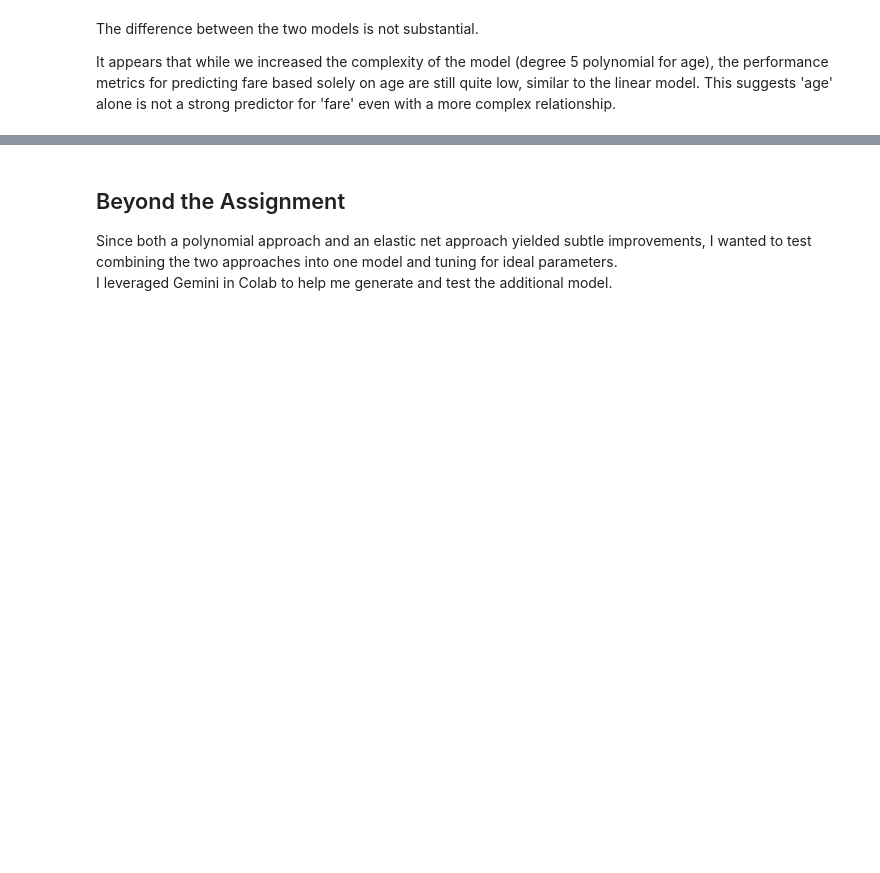
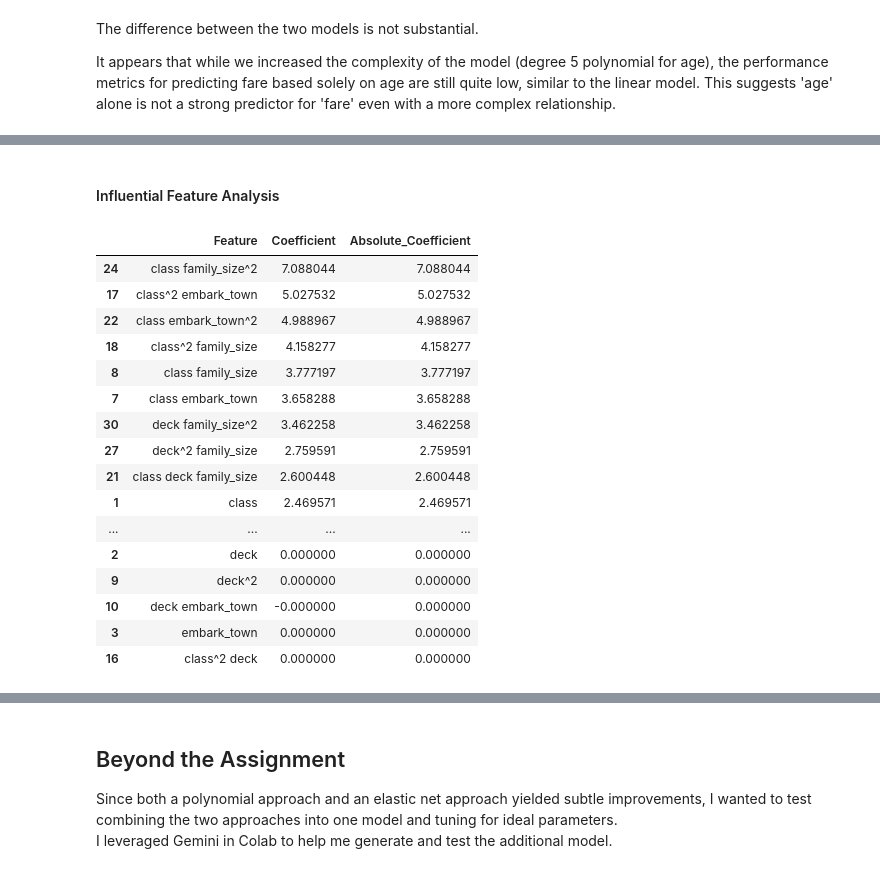
Before and after one commit to matthewpblock/applied-ml-matthew-block, a Jupyter notebook: notebooks/project04/ml04_block.ipynb, the cells around one changed output, grey strips where cells are left out. Drawn from its saved outputs; the diff is of its cells as text; code cells hidden in the pictures; blank space fills up the shorter version.

```diff
--- a/notebooks/project04/ml04_block.ipynb
+++ b/notebooks/project04/ml04_block.ipynb
@@ -562,0 +633,40 @@ It appears that while we increased the complexity of the model (degree 5 polynom
+# %% [markdown]
+#### Influential Feature Analysis
+# %%
+import pandas as pd
+
+# Get the best estimator from the GridSearchCV result
+best_model = grid_search_poly_scaled.best_estimator_
+
+# Get the feature names after polynomial transformation
+poly_feature_names = poly.get_feature_names_out(X4_train.columns)
+
+# Create a DataFrame to display coefficients
+coefficients_df = pd.DataFrame({
+    'Feature': poly_feature_names,
+    'Coefficient': best_model.coef_
+})
+
+# Sort by absolute coefficient value to see the most influential terms
+coefficients_df['Absolute_Coefficient'] = abs(coefficients_df['Coefficient'])
+coefficients_df = coefficients_df.sort_values(by='Absolute_Coefficient', ascending=False)
+
+display(coefficients_df.head(20))
+# %% [output]
+|  | Feature | Coefficient | Absolute_Coefficient |
+| 24 | class family_size^2 | 7.088044 | 7.088044 |
+| 17 | class^2 embark_town | 5.027532 | 5.027532 |
+| 22 | class embark_town^2 | 4.988967 | 4.988967 |
+| 18 | class^2 family_size | 4.158277 | 4.158277 |
+| 8 | class family_size | 3.777197 | 3.777197 |
+| 7 | class embark_town | 3.658288 | 3.658288 |
+| 30 | deck family_size^2 | 3.462258 | 3.462258 |
+| 27 | deck^2 family_size | 2.759591 | 2.759591 |
+| 21 | class deck family_size | 2.600448 | 2.600448 |
+| 1 | class | 2.469571 | 2.469571 |
+| ... | ... | ... | ... |
+| 2 | deck | 0.000000 | 0.000000 |
+| 9 | deck^2 | 0.000000 | 0.000000 |
+| 10 | deck embark_town | -0.000000 | 0.000000 |
+| 3 | embark_town | 0.000000 | 0.000000 |
+| 16 | class^2 deck | 0.000000 | 0.000000 |
```
Also changed, not shown: parts of 17 cells of this notebook.
